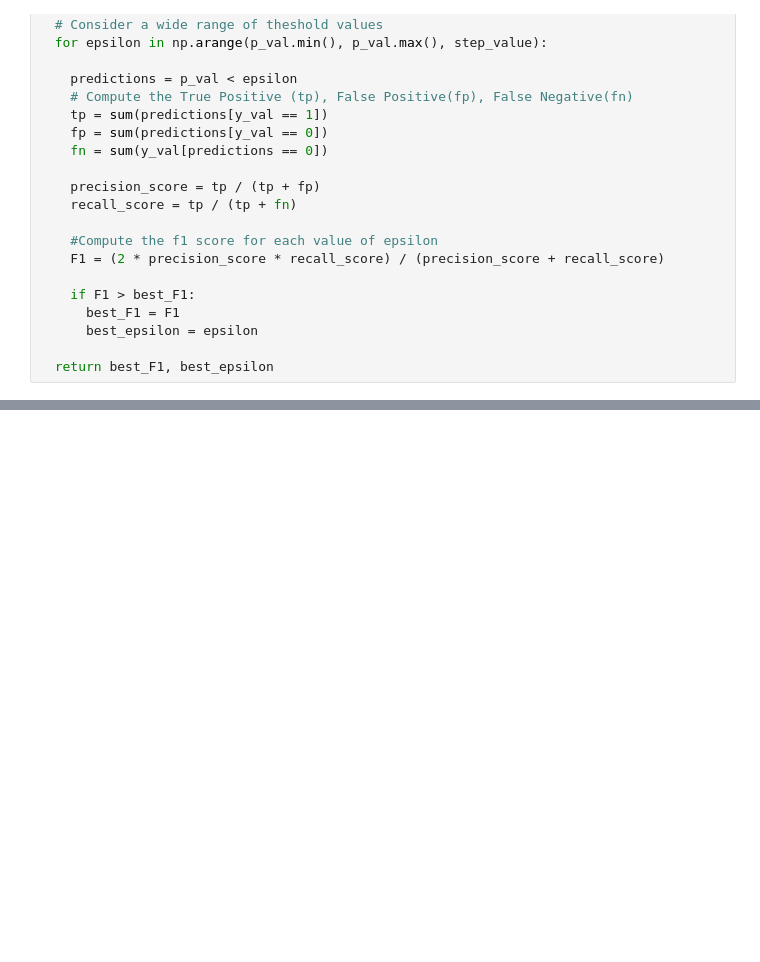
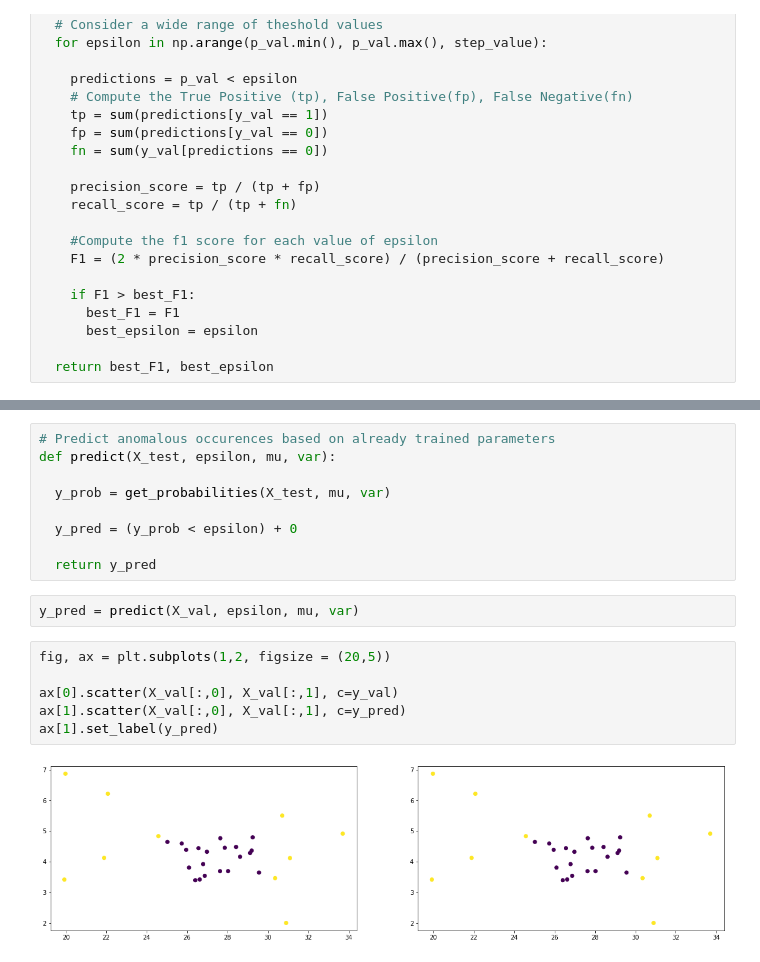
Before and after one commit to khayk5ay/Anomaly_Detection, a Jupyter notebook: Anomaly_Detection_Algorithm_py.ipynb, the cells around one changed output, grey strips where cells are left out. Saved outputs shown, nothing was run; the diff lists cells and outputs as text; blank space fills up the shorter version.

Commit message:
Added a predict function and visualisation

```diff
--- a/Anomaly_Detection_Algorithm_py.ipynb
+++ b/Anomaly_Detection_Algorithm_py.ipynb
@@ -144,0 +199,19 @@ print("Best Epsilon ", epsilon)
+# %%
+# Predict anomalous occurences based on already trained parameters
+def predict(X_test, epsilon, mu, var):
+
+  y_prob = get_probabilities(X_test, mu, var)
+
+  y_pred = (y_prob < epsilon) + 0
+
+  return y_pred
+# %%
+y_pred = predict(X_val, epsilon, mu, var)
+# %%
+fig, ax = plt.subplots(1,2, figsize = (20,5))
+
+ax[0].scatter(X_val[:,0], X_val[:,1], c=y_val)
+ax[1].scatter(X_val[:,0], X_val[:,1], c=y_pred)
+ax[1].set_label(y_pred)
+# %% [output]
+[figure, added]
```
Also changed, not shown: parts of 8 cells of this notebook.
